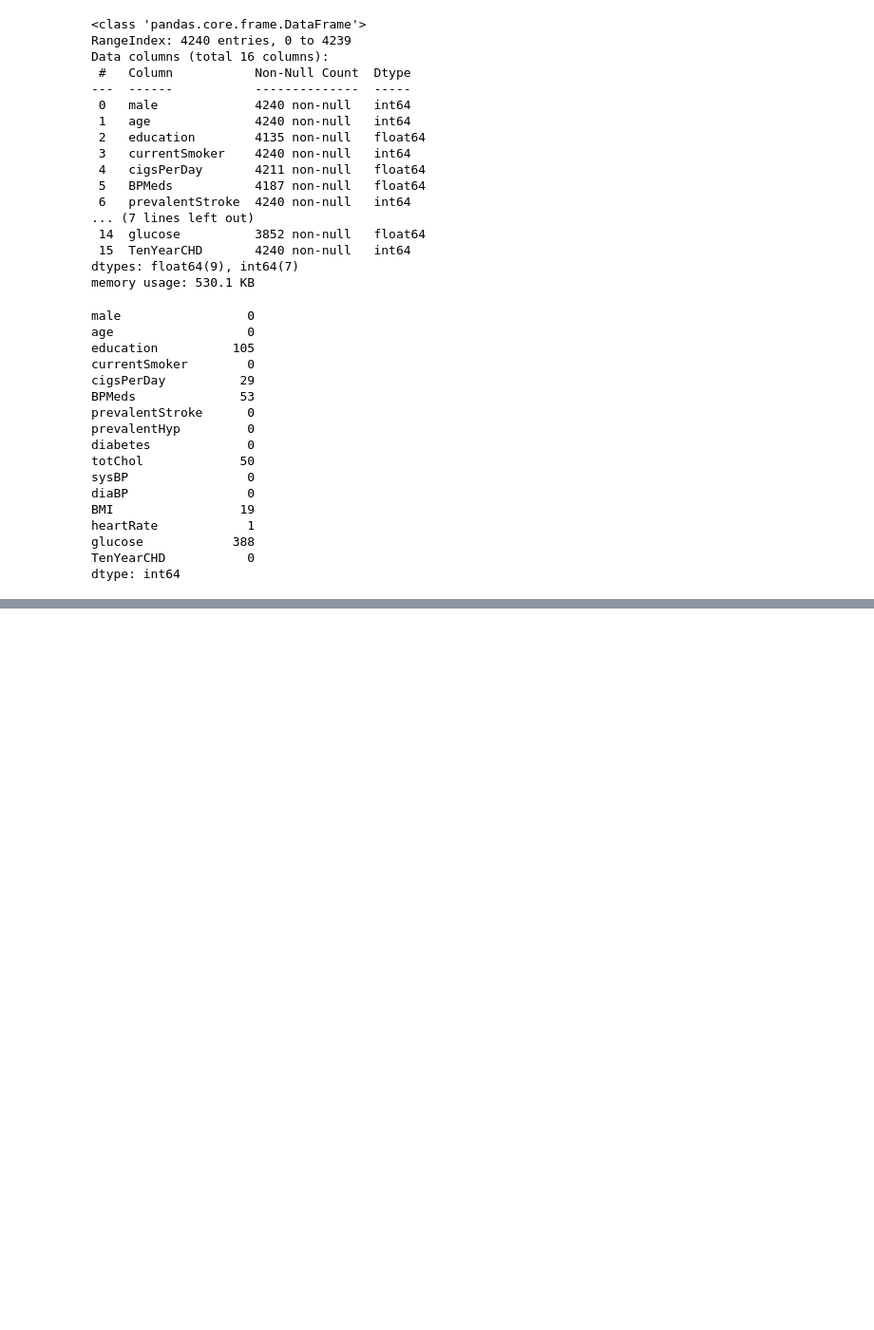
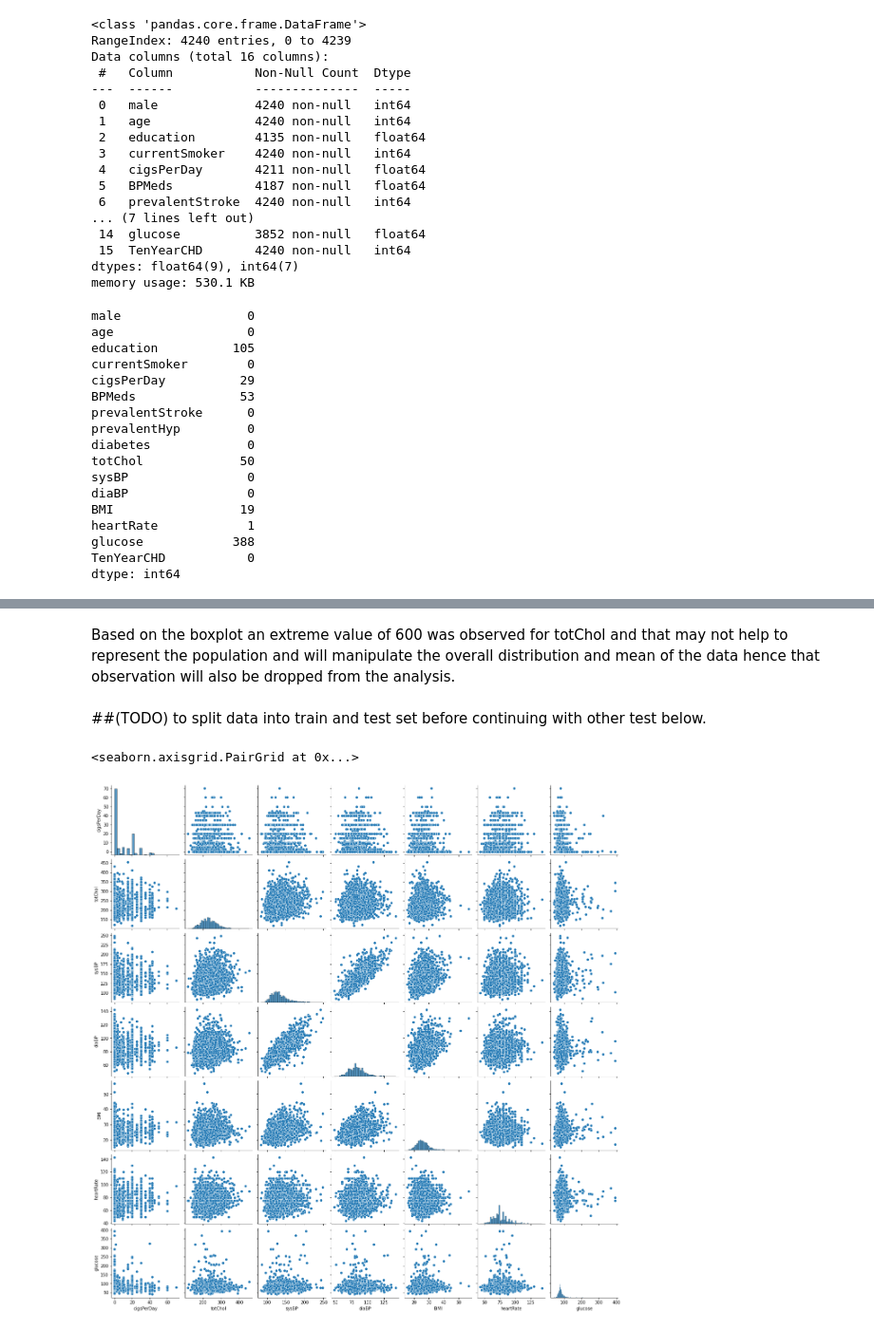
Before and after one commit to meRveet/pythonprojects, a Jupyter notebook: Heart Study (Cohort)/heartnotebook.ipynb, the cells around one changed output, grey strips where cells are left out. Shown at 95% size. Cells and saved outputs as stored; diff of their text form; code cells hidden in the pictures; blank space fills up the shorter version.

```diff
--- a/Heart Study (Cohort)/heartnotebook.ipynb
+++ b/Heart Study (Cohort)/heartnotebook.ipynb
@@ -133,0 +116,5 @@ df[df.BMI.isnull()]
+# %% [markdown]
+Based on the boxplot an extreme value of 600 was observed for totChol and that may not help to represent the population and will manipulate the overall distribution and mean of the data hence that observation will also be dropped from the analysis.
+# %% [markdown]
+##(TODO)
+to split data into train and test set before continuing with other test below.
@@ -133,0 +123,12 @@ df[df.BMI.isnull()]
+# %%
+#Spliting data set into train and test set
+x_train, x_test, y_train, y_test = train_test_split(dft.iloc[:,:-1], dft.iloc[:,-1], test_size=0.33, random_state=42)
+
+
+x_train_cont = x_train[['cigsPerDay', 'totChol', 'sysBP', 'diaBP', 'BMI', 'heartRate', 'glucose']]
+# %%
+%matplotlib inline
+sns.pairplot(x_train_cont)
+# %% [output]
+<seaborn.axisgrid.PairGrid at 0x...>
+[figure, added]
```
Also changed, not shown: parts of 19 cells of this notebook.
